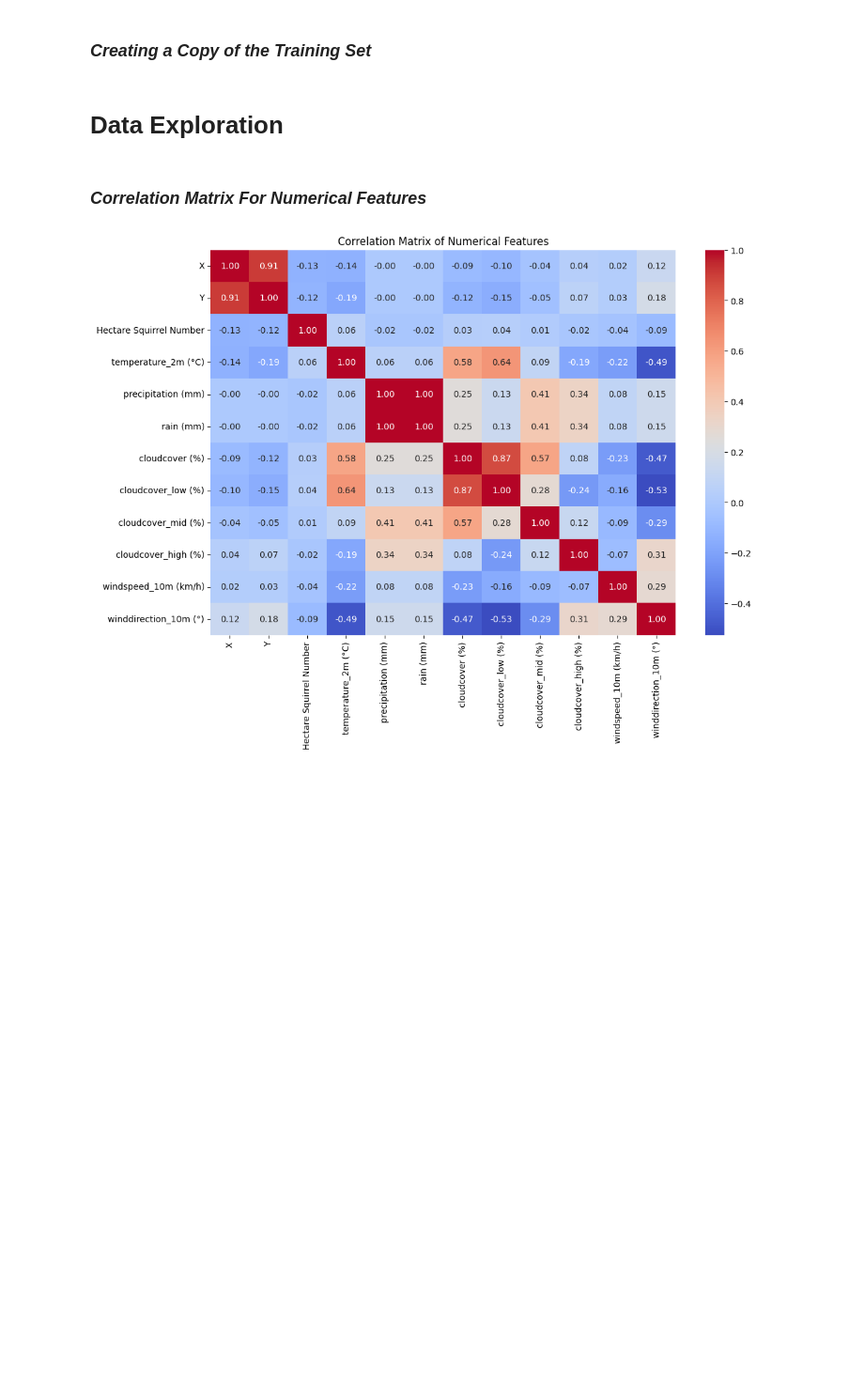
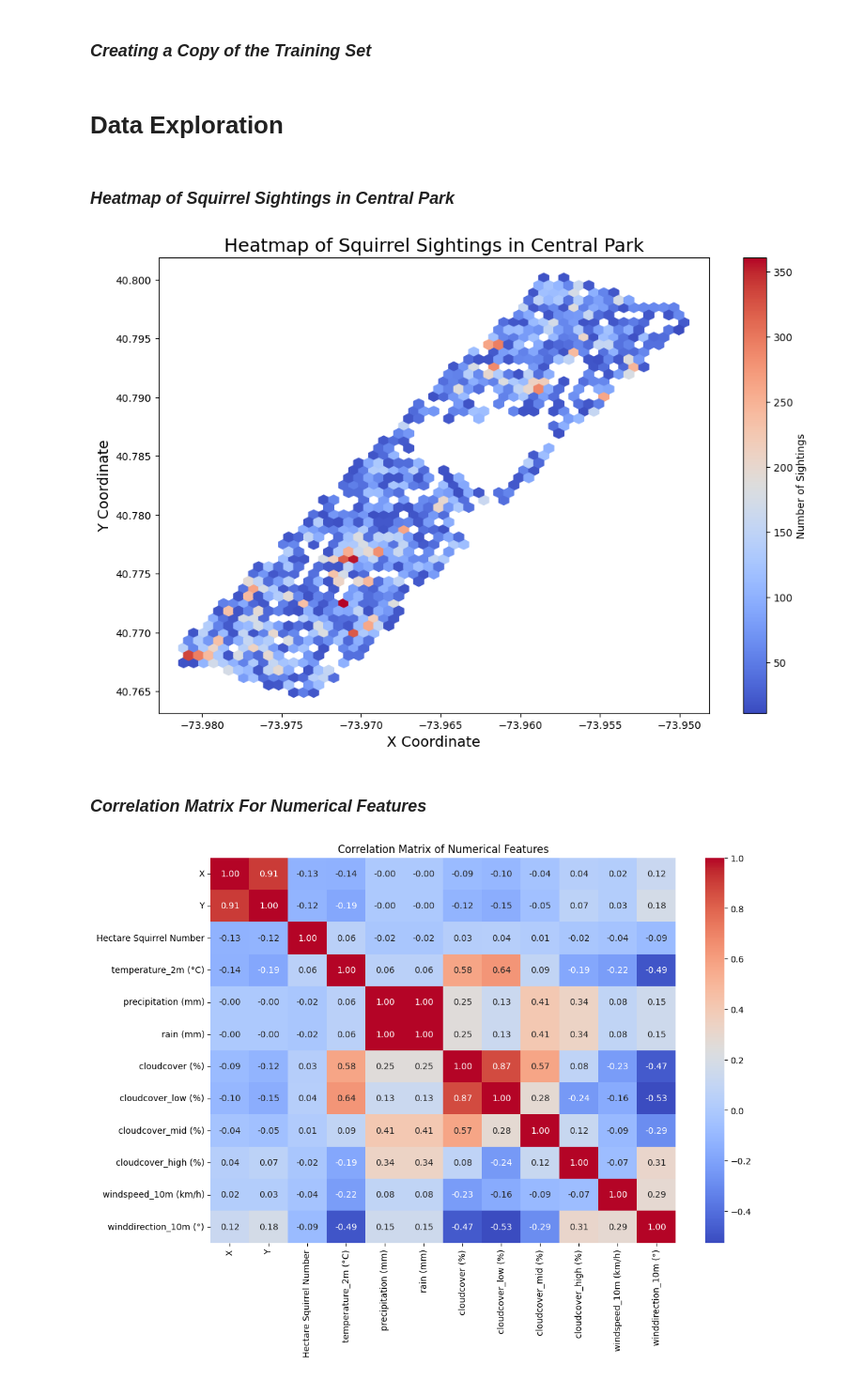
Before and after one commit to coleaydelotte/Nutosis, a Jupyter notebook: Nutosis.ipynb, the cells around one changed output. Shown: that part at 94% size. Drawn from its saved outputs; the diff is of its cells as text; code cells hidden in the pictures; blank space fills up the shorter version.

Commit message:
added extra visualizations, a map of central park

```diff
--- a/Nutosis.ipynb
+++ b/Nutosis.ipynb
@@ -146,6 +146,18 @@ data.to_csv("merged_data.csv", index=False)
 data = train_set.copy()
 # %% [markdown]
 # **Data Exploration**
+# %% [markdown]
+### *Heatmap of Squirrel Sightings in Central Park*
+# %%
+plt.figure(figsize=(12,8))
+plt.hexbin(data['X'], data['Y'], gridsize=50, cmap='coolwarm', mincnt=1)
+plt.colorbar(label='Number of Sightings')
+plt.title('Heatmap of Squirrel Sightings in Central Park', fontsize=18)
+plt.xlabel('X Coordinate', fontsize=14)
+plt.ylabel('Y Coordinate', fontsize=14)
+plt.show()
+# %% [output]
+[figure, added]
 # %% [markdown]
 ### *Correlation Matrix For Numerical Features*
 # %%
```
